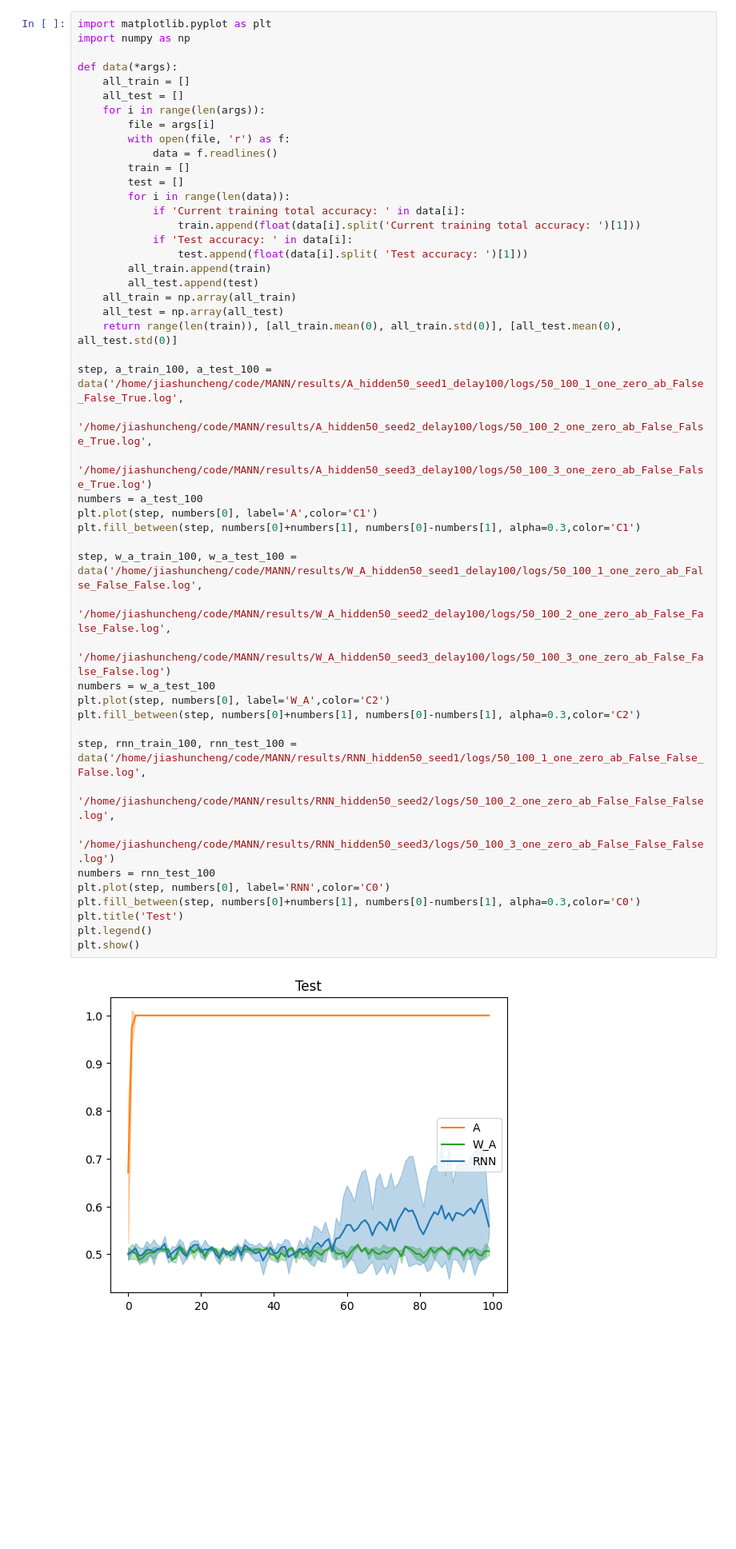
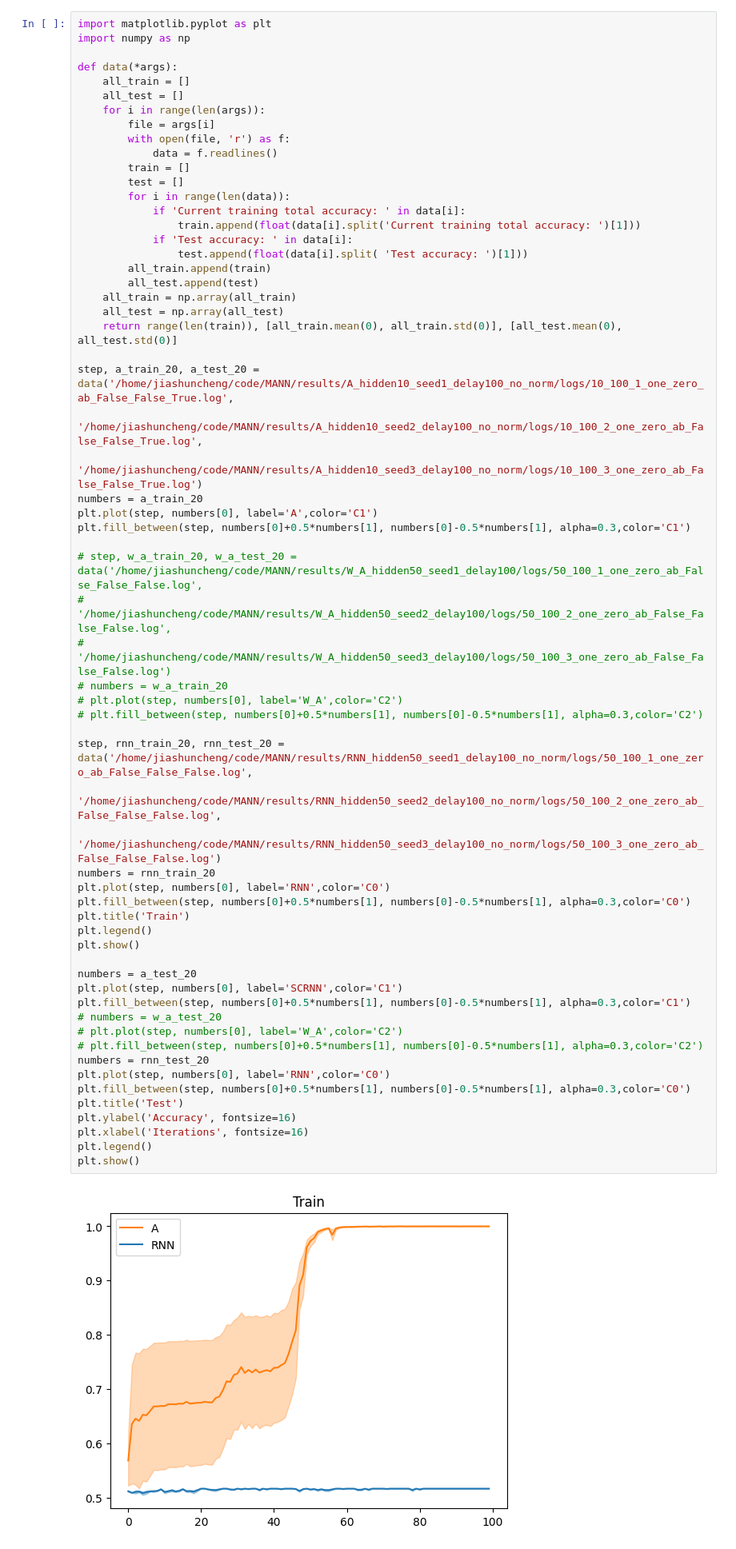
Before and after one commit to jiashuncheng/SCRNN, a Jupyter notebook: plot/plot.ipynb, the cells around one changed output. Shown at 80% size. Drawn from its saved outputs; the diff is of its cells as text; blank space fills up the shorter version.

```diff
--- a/plot/plot.ipynb
+++ b/plot/plot.ipynb
@@ -152,48 +272,63 @@ plt.show()
 import matplotlib.pyplot as plt
 import numpy as np
 
 def data(*args):
     all_train = []
     all_test = []
     for i in range(len(args)):
         file = args[i]
         with open(file, 'r') as f:
             data = f.readlines()
         train = []
         test = []
         for i in range(len(data)):
             if 'Current training total accuracy: ' in data[i]:
                 train.append(float(data[i].split('Current training total accuracy: ')[1]))
             if 'Test accuracy: ' in data[i]:
                 test.append(float(data[i].split( 'Test accuracy: ')[1]))
         all_train.append(train)
         all_test.append(test)
     all_train = np.array(all_train)
     all_test = np.array(all_test)
     return range(len(train)), [all_train.mean(0), all_train.std(0)], [all_test.mean(0), all_test.std(0)]
 
-step, a_train_100, a_test_100 = data('/home/jiashuncheng/code/MANN/results/A_hidden50_seed1_delay100/logs/50_100_1_one_zero_ab_False_False_True.log',
-                                     '/home/jiashuncheng/code/MANN/results/A_hidden50_seed2_delay100/logs/50_100_2_one_zero_ab_False_False_True.log',
-                                     '/home/jiashuncheng/code/MANN/results/A_hidden50_seed3_delay100/logs/50_100_3_one_zero_ab_False_False_True.log')
-numbers = a_test_100
+step, a_train_20, a_test_20 = data('/home/jiashuncheng/code/MANN/results/A_hidden10_seed1_delay100_no_norm/logs/10_100_1_one_zero_ab_False_False_True.log',
+                                     '/home/jiashuncheng/code/MANN/results/A_hidden10_seed2_delay100_no_norm/logs/10_100_2_one_zero_ab_False_False_True.log',
+                                     '/home/jiashuncheng/code/MANN/results/A_hidden10_seed3_delay100_no_norm/logs/10_100_3_one_zero_ab_False_False_True.log')
+numbers = a_train_20
 plt.plot(step, numbers[0], label='A',color='C1')
-plt.fill_between(step, numbers[0]+numbers[1], numbers[0]-numbers[1], alpha=0.3,color='C1')
+plt.fill_between(step, numbers[0]+0.5*numbers[1], numbers[0]-0.5*numbers[1], alpha=0.3,color='C1')
 
-step, w_a_train_100, w_a_test_100 = data('/home/jiashuncheng/code/MANN/results/W_A_hidden50_seed1_delay100/logs/50_100_1_one_zero_ab_False_False_False.log',
-                                     '/home/jiashuncheng/code/MANN/results/W_A_hidden50_seed2_delay100/logs/50_100_2_one_zero_ab_False_False_False.log',
-                                     '/home/jiashuncheng/code/MANN/results/W_A_hidden50_seed3_delay100/logs/50_100_3_one_zero_ab_False_False_False.log')
-numbers = w_a_test_100
-plt.plot(step, numbers[0], label='W_A',color='C2')
-plt.fill_between(step, numbers[0]+numbers[1], numbers[0]-numbers[1], alpha=0.3,color='C2')
+# step, w_a_train_20, w_a_test_20 = data('/home/jiashuncheng/code/MANN/results/W_A_hidden50_seed1_delay100/logs/50_100_1_one_zero_ab_False_False_False.log',
+#                                      '/home/jiashuncheng/code/MANN/results/W_A_hidden50_seed2_delay100/logs/50_100_2_one_zero_ab_False_False_False.log',
+#                                      '/home/jiashuncheng/code/MANN/results/W_A_hidden50_seed3_delay100/logs/50_100_3_one_zero_ab_False_False_False.log')
+# numbers = w_a_train_20
+# plt.plot(step, numbers[0], label='W_A',color='C2')
+# plt.fill_between(step, numbers[0]+0.5*numbers[1], numbers[0]-0.5*numbers[1], alpha=0.3,color='C2')
 
-step, rnn_train_100, rnn_test_100 = data('/home/jiashuncheng/code/MANN/results/RNN_hidden50_seed1/logs/50_100_1_one_zero_ab_False_False_False.log',
-                                     '/home/jiashuncheng/code/MANN/results/RNN_hidden50_seed2/logs/50_100_2_one_zero_ab_False_False_False.log',
-                                     '/home/jiashuncheng/code/MANN/results/RNN_hidden50_seed3/logs/50_100_3_one_zero_ab_False_False_False.log')
-numbers = rnn_test_100
+step, rnn_train_20, rnn_test_20 = data('/home/jiashuncheng/code/MANN/results/RNN_hidden50_seed1_delay100_no_norm/logs/50_100_1_one_zero_ab_False_False_False.log',
+                                     '/home/jiashuncheng/code/MANN/results/RNN_hidden50_seed2_delay100_no_norm/logs/50_100_2_one_zero_ab_False_False_False.log',
+                                     '/home/jiashuncheng/code/MANN/results/RNN_hidden50_seed3_delay100_no_norm/logs/50_100_3_one_zero_ab_False_False_False.log')
+numbers = rnn_train_20
 plt.plot(step, numbers[0], label='RNN',color='C0')
-plt.fill_between(step, numbers[0]+numbers[1], numbers[0]-numbers[1], alpha=0.3,color='C0')
-plt.title('Test')
+plt.fill_between(step, numbers[0]+0.5*numbers[1], numbers[0]-0.5*numbers[1], alpha=0.3,color='C0')
+plt.title('Train')
 plt.legend()
 plt.show()
+
+numbers = a_test_20
+plt.plot(step, numbers[0], label='SCRNN',color='C1')
+plt.fill_between(step, numbers[0]+0.5*numbers[1], numbers[0]-0.5*numbers[1], alpha=0.3,color='C1')
+# numbers = w_a_test_20
+# plt.plot(step, numbers[0], label='W_A',color='C2')
+# plt.fill_between(step, numbers[0]+0.5*numbers[1], numbers[0]-0.5*numbers[1], alpha=0.3,color='C2')
+numbers = rnn_test_20
+plt.plot(step, numbers[0], label='RNN',color='C0')
+plt.fill_between(step, numbers[0]+0.5*numbers[1], numbers[0]-0.5*numbers[1], alpha=0.3,color='C0')
+plt.title('Test')
+plt.ylabel('Accuracy', fontsize=16)
+plt.xlabel('Iterations', fontsize=16)
+plt.legend()
+plt.show()
 # %% [output]
-[figure, old version]
+[figure, new version]
```
Also changed, not shown: parts of 12 cells of this notebook, 3 other files.
